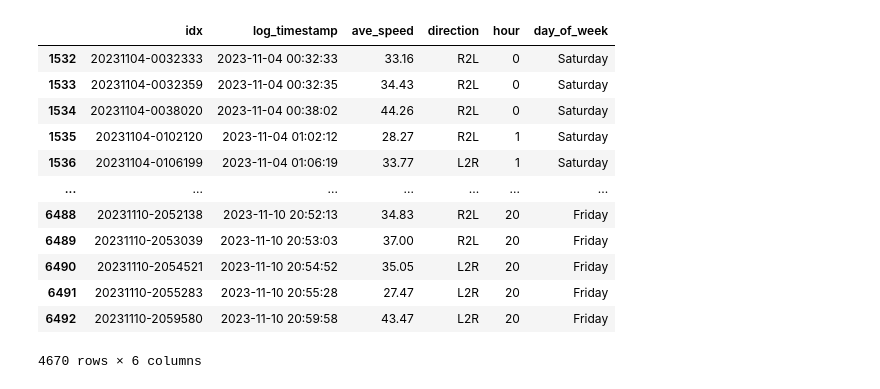
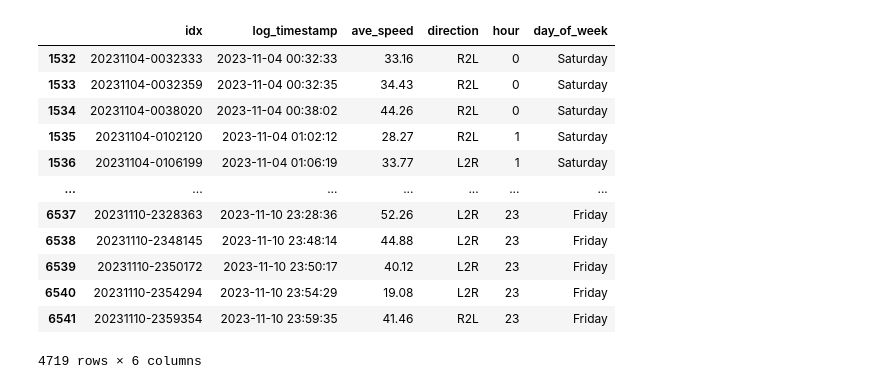
Before and after one commit to bartek/hfxspeeds, a Jupyter notebook: notebooks/hfx_local_speeds_measurement.ipynb, the cells around one changed output. Drawn from its saved outputs; the diff is of its cells as text; code cells hidden in the pictures.

```diff
--- a/notebooks/hfx_local_speeds_measurement.ipynb
+++ b/notebooks/hfx_local_speeds_measurement.ipynb
@@ -15,9 +15,10 @@ df['log_timestamp'] = pd.to_datetime(df['log_timestamp'], format="\"%Y-%m-%d %H:
 df['hour'] = df['log_timestamp'].dt.hour
 df['day_of_week'] = df['log_timestamp'].dt.strftime('%A')
 
-# Remove timestamps before experiment start (Sat Nov 4)
-filter_timestamp = pd.to_datetime('2023-11-04 00:00:00')
-df = df[df['log_timestamp'] >= filter_timestamp]
+# Remove timestamps outside of experiment
+start_ts = pd.to_datetime('2023-11-04 00:00:00')
+end_ts = pd.to_datetime('2023-11-11 00:00:00')
+df = df[(df['log_timestamp'] >= start_ts) & (df['log_timestamp'] <= end_ts)]
 
 print(df['log_timestamp'].min(), df['log_timestamp'].max())
 print(df['log_timestamp'].max() - df['log_timestamp'].min())
@@ -35,17 +36,17 @@ df
 Records removed: 291
 |  | idx | log_timestamp | ave_speed | direction | hour | day_of_week |
 | 1532 | 20231104-0032333 | 2023-11-04 00:32:33 | 33.16 | R2L | 0 | Saturday |
 | 1533 | 20231104-0032359 | 2023-11-04 00:32:35 | 34.43 | R2L | 0 | Saturday |
 | 1534 | 20231104-0038020 | 2023-11-04 00:38:02 | 44.26 | R2L | 0 | Saturday |
 | 1535 | 20231104-0102120 | 2023-11-04 01:02:12 | 28.27 | R2L | 1 | Saturday |
 | 1536 | 20231104-0106199 | 2023-11-04 01:06:19 | 33.77 | L2R | 1 | Saturday |
 | ... | ... | ... | ... | ... | ... | ... |
-| 6488 | 20231110-2052138 | 2023-11-10 20:52:13 | 34.83 | R2L | 20 | Friday |
-| 6489 | 20231110-2053039 | 2023-11-10 20:53:03 | 37.00 | R2L | 20 | Friday |
-| 6490 | 20231110-2054521 | 2023-11-10 20:54:52 | 35.05 | L2R | 20 | Friday |
-| 6491 | 20231110-2055283 | 2023-11-10 20:55:28 | 27.47 | L2R | 20 | Friday |
-| 6492 | 20231110-2059580 | 2023-11-10 20:59:58 | 43.47 | L2R | 20 | Friday |
+| 6537 | 20231110-2328363 | 2023-11-10 23:28:36 | 52.26 | L2R | 23 | Friday |
+| 6538 | 20231110-2348145 | 2023-11-10 23:48:14 | 44.88 | L2R | 23 | Friday |
+| 6539 | 20231110-2350172 | 2023-11-10 23:50:17 | 40.12 | L2R | 23 | Friday |
+| 6540 | 20231110-2354294 | 2023-11-10 23:54:29 | 19.08 | L2R | 23 | Friday |
+| 6541 | 20231110-2359354 | 2023-11-10 23:59:35 | 41.46 | R2L | 23 | Friday |
-4670 rows × 6 columns
+4719 rows × 6 columns
 # %%
 unique_days = df['log_timestamp'].dt.date.unique()
 
```
Also changed, not shown: parts of 4 cells of this notebook.
